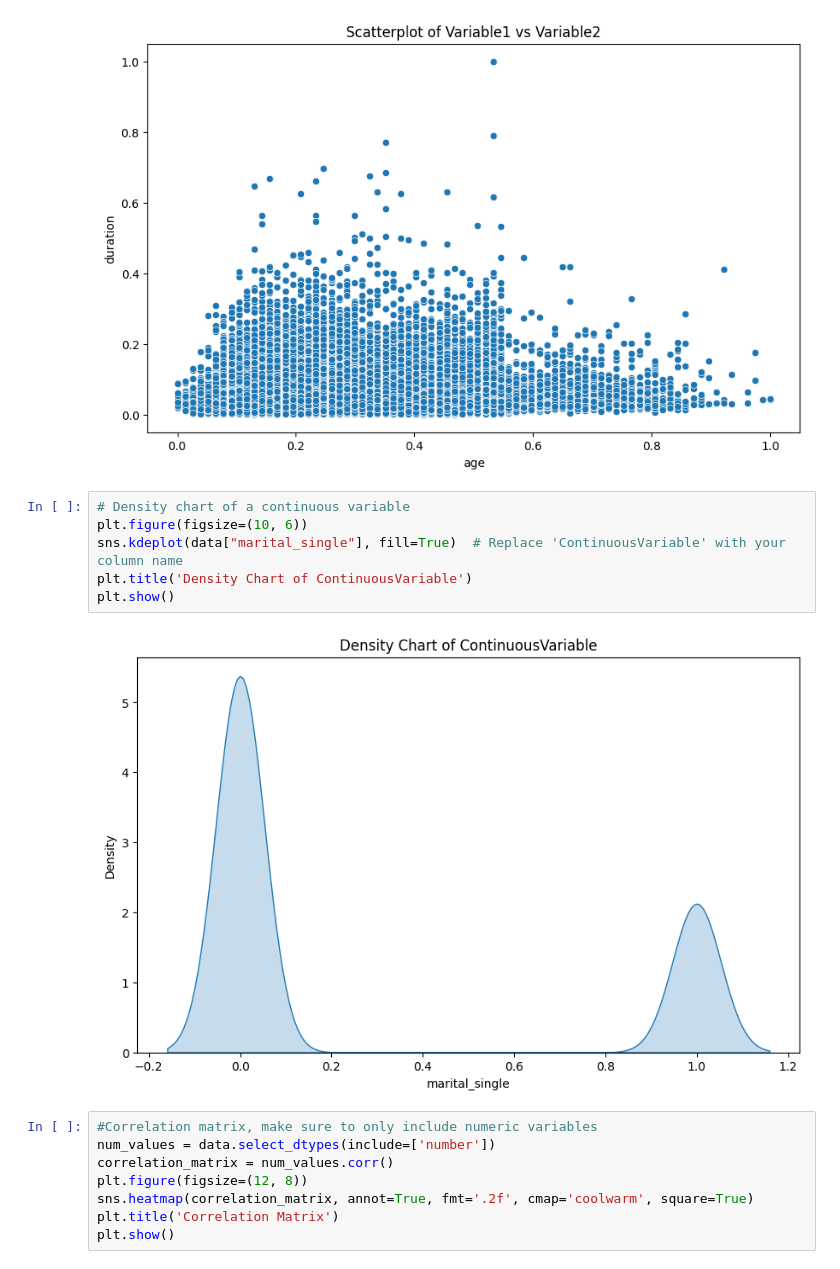
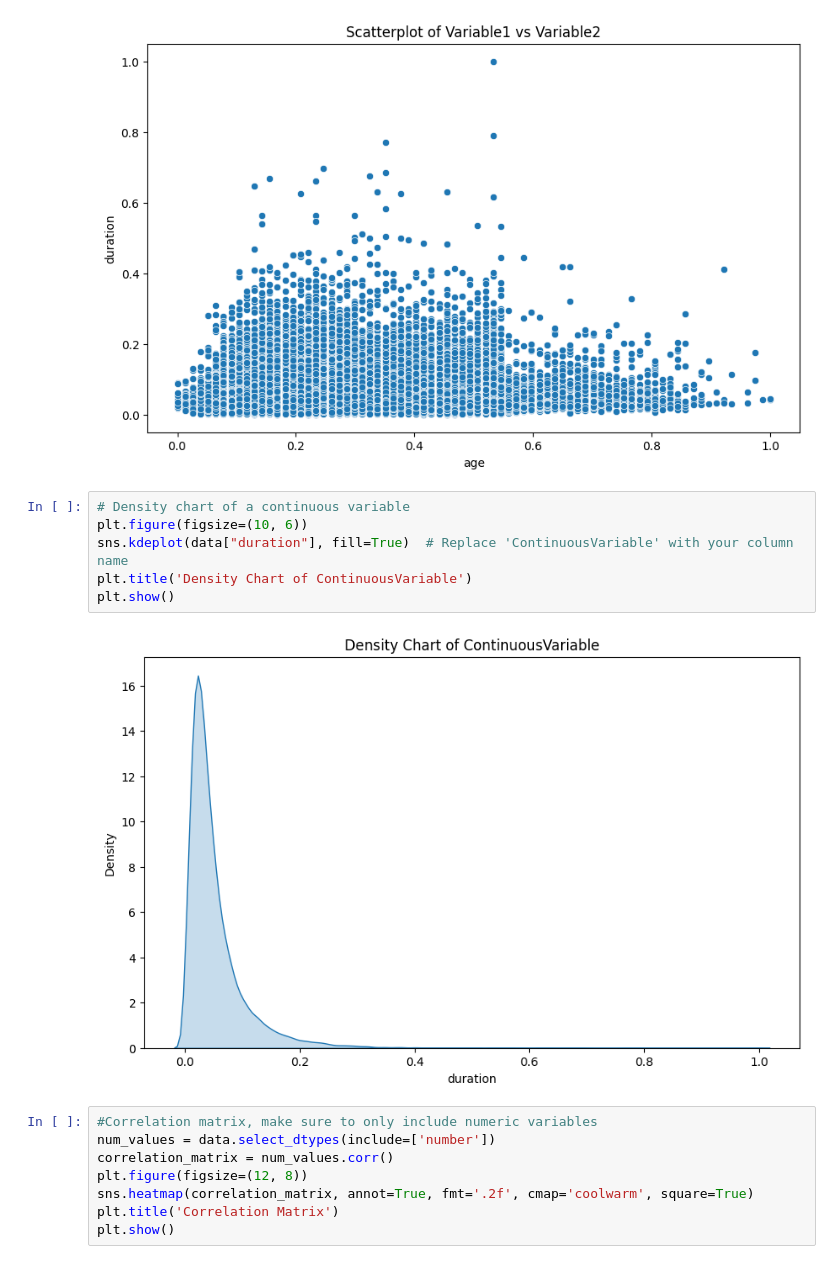
Before and after one commit to potatams/ds1001_final, a Jupyter notebook: ds1001_final/notebooks/Final_Project_Notebook.ipynb, the cells around one changed output. Saved outputs shown, nothing was run; the diff lists cells and outputs as text.

```diff
--- a/ds1001_final/notebooks/Final_Project_Notebook.ipynb
+++ b/ds1001_final/notebooks/Final_Project_Notebook.ipynb
@@ -245,11 +245,11 @@ plt.show()
 # %%
 # Density chart of a continuous variable
 plt.figure(figsize=(10, 6))
-sns.kdeplot(data["marital_single"], fill=True)  # Replace 'ContinuousVariable' with your column name
+sns.kdeplot(data["duration"], fill=True)  # Replace 'ContinuousVariable' with your column name
 plt.title('Density Chart of ContinuousVariable')
 plt.show()
 # %% [output]
-[figure, old version]
+[figure, new version]
 # %%
 #Correlation matrix, make sure to only include numeric variables
 num_values = data.select_dtypes(include=['number'])
```
Also changed, not shown: parts of 6 cells of this notebook.
